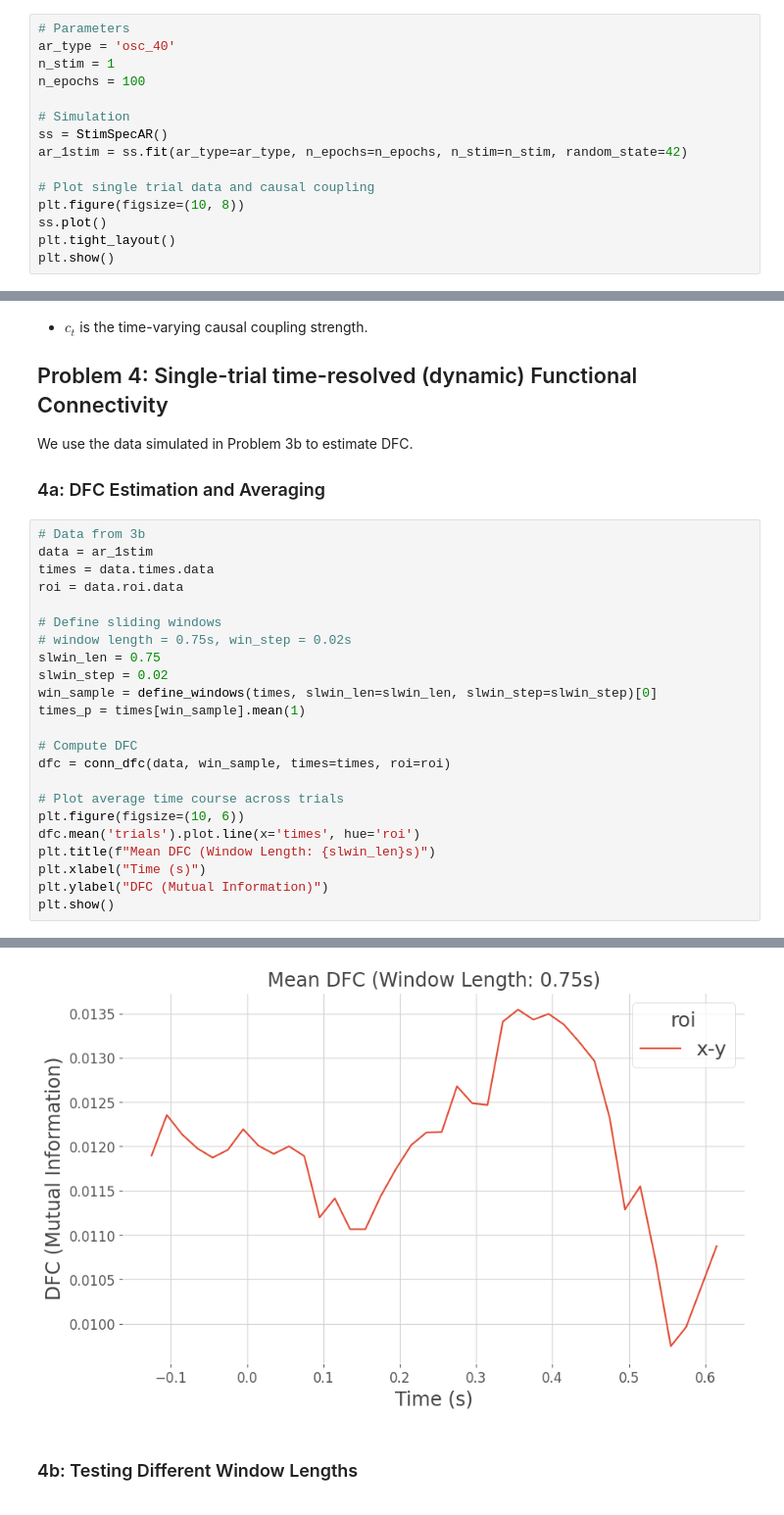
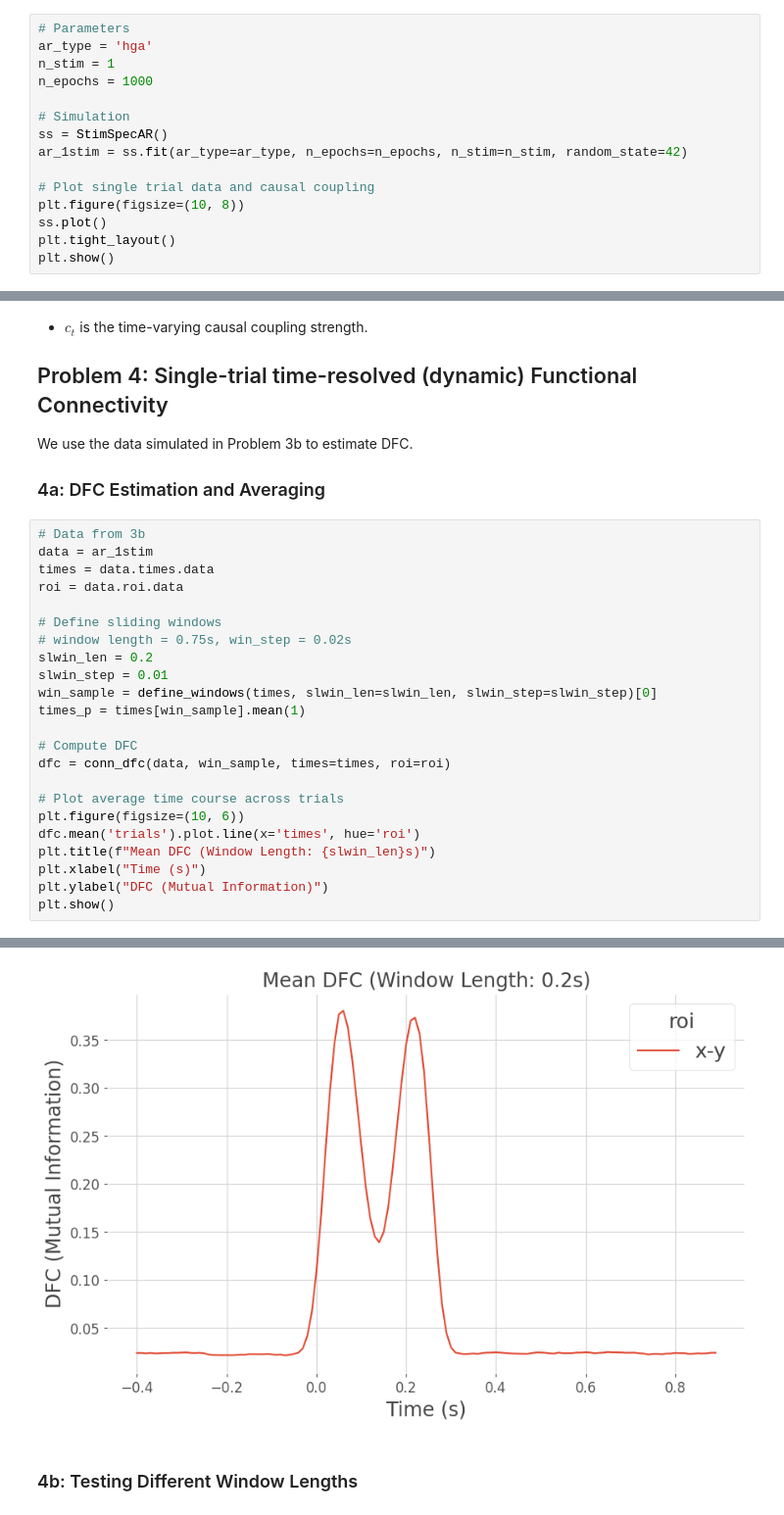
Before and after one commit to brainets/braina, a Jupyter notebook: usecases/brainhack_26/01_solutions_gemini.ipynb, the cells around one changed output, grey strips where cells are left out. Shown at 98% size. Cells and saved outputs as stored; diff of their text form.

```diff
--- a/usecases/brainhack_26/01_solutions_gemini.ipynb
+++ b/usecases/brainhack_26/01_solutions_gemini.ipynb
@@ -19,9 +19,9 @@ set_mpl_style()
 We simulate a pairwise AR model oscillating at 40Hz with 100 trials and a single stimulus.
 # %%
 # Parameters
-ar_type = 'osc_40'
+ar_type = 'hga'
 n_stim = 1
-n_epochs = 100
+n_epochs = 1000
 
 # Simulation
 ss = StimSpecAR()
@@ -83,8 +83,8 @@ roi = data.roi.data
 
 # Define sliding windows
 # window length = 0.75s, win_step = 0.02s
-slwin_len = 0.75
-slwin_step = 0.02
+slwin_len = 0.2
+slwin_step = 0.01
 win_sample = define_windows(times, slwin_len=slwin_len, slwin_step=slwin_step)[0]
 times_p = times[win_sample].mean(1)
 
@@ -104,8 +104,8 @@ Defining temporal windows (sfreq=199.99999999999983)
 Defining links (n_roi=2; directed=False; net=False, nb_min_links=None)
     Sorting roi names
 Gaussian Copula Mutual Information Estimator (mi_type=cc, copnorm=False, biascorrect=False, demeaned=False)
 Computing DFC between 1 pairs (gcrn=False)
-[figure, old version]
+[figure, new version]
 # %% [markdown]
 ### 4b: Testing Different Window Lengths
 # %%
```
Also changed, not shown: parts of 4 cells of this notebook.
